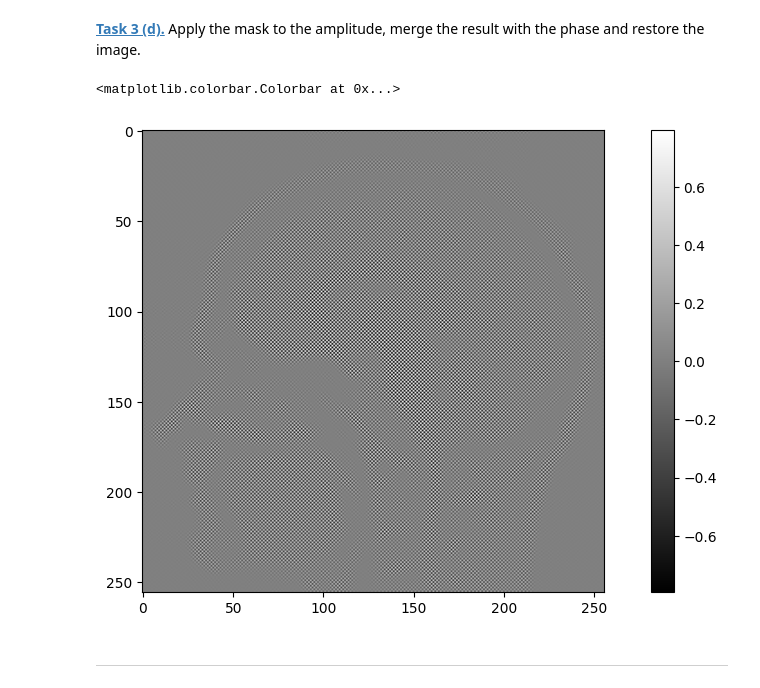
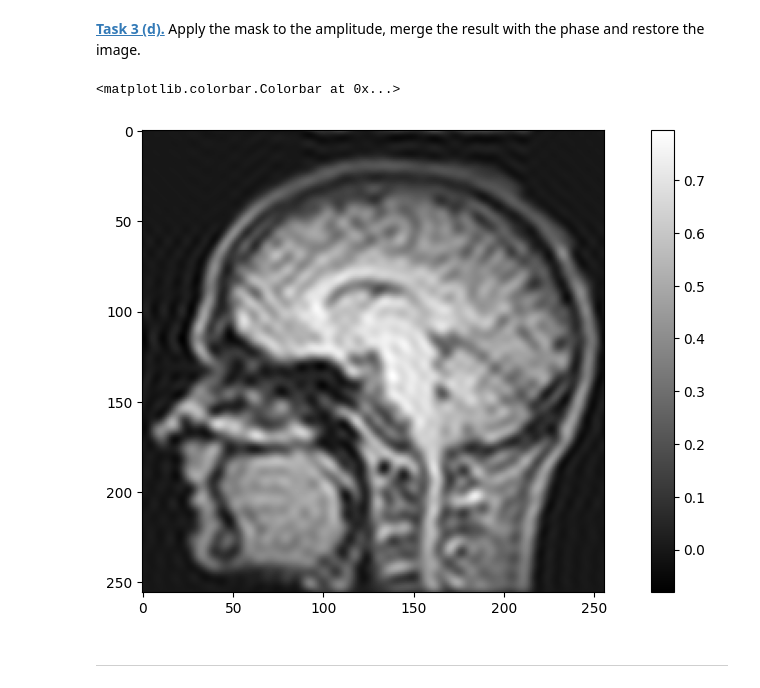
Before and after one commit to SamuelMaerklin/mobi-fs5-python, a Jupyter notebook: fourier.ipynb, the cells around one changed output. Cells and saved outputs as stored; diff of their text form; code cells hidden in the pictures.

```diff
--- a/fourier.ipynb
+++ b/fourier.ipynb
@@ -174,16 +174,16 @@ plt.imshow(np.log(brain_amplitude_shifted*mask_high), 'gray')
 # %% [markdown]
 **[Task 3 (d).]()** Apply the mask to the amplitude, merge the result with the phase and restore the image.
 # %%
-brain_img_mask = to_complex_array(brain_amplitude_shifted*mask, np.angle(brain_img_ft))
+brain_img_mask = to_complex_array(np.abs(np.fft.fftshift((brain_img_ft)*mask)), np.angle(brain_ft))
 
 brain_img_mask_restored = np.fft.ifft2(brain_img_mask).real
 
 plt.figure(figsize=(12,6))
 plt.imshow(brain_img_mask_restored, 'grey')
 plt.colorbar ()
 # %% [output]
 <matplotlib.colorbar.Colorbar at 0x...>
-[figure, old version]
+[figure, new version]
 # %% [markdown]
 ---
 # %% [markdown]
```
Also changed, not shown: parts of 2 cells of this notebook, 1 other file.
